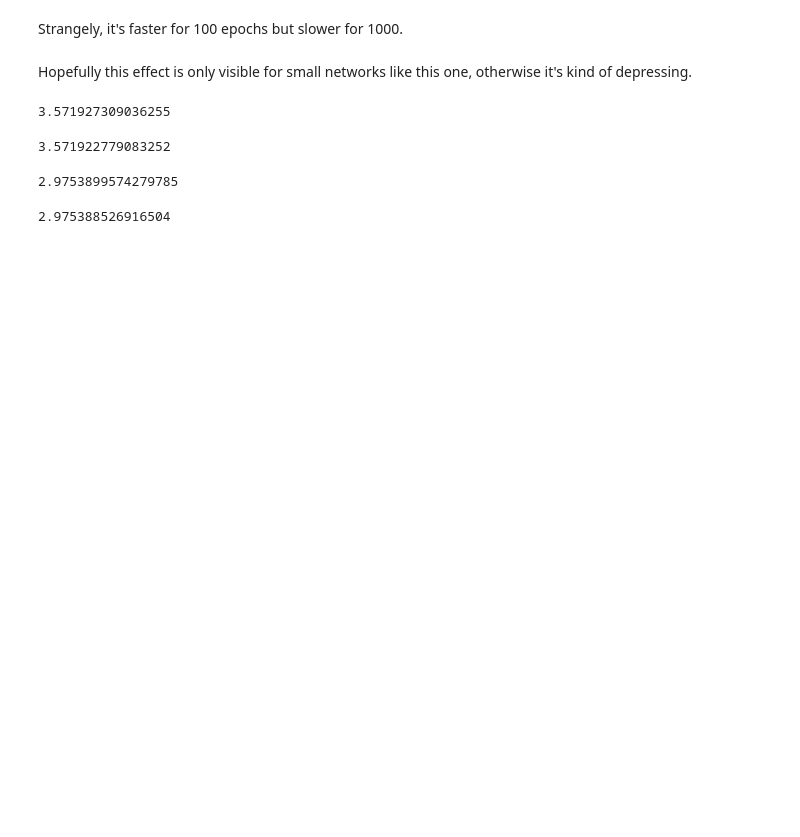
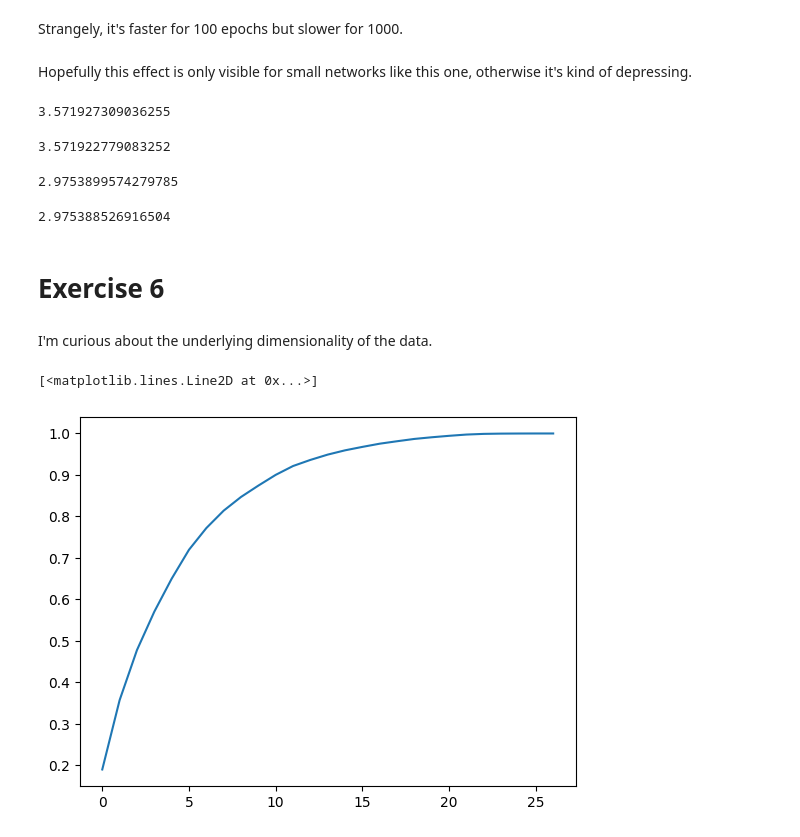
Before and after one commit to andportnoy/nanograd, a Jupyter notebook: lecture-2-exercises.ipynb, the cells around one changed output. Cells and saved outputs as stored; diff of their text form; code cells hidden in the pictures; blank space fills up the shorter version.

Commit message:
Add solution to exercise 6

```diff
--- a/lecture-2-exercises.ipynb
+++ b/lecture-2-exercises.ipynb
@@ -611,3 +609,7 @@ n.train(X3train, Y3train, epochs=1000)
 n.eval(X3train, Y3train)
 # %% [output]
 2.975388526916504
+# %% [markdown]
+# Exercise 6
+# %% [markdown]
+I'm curious about the underlying dimensionality of the data.
@@ -613,0 +618,9 @@ n.eval(X3train, Y3train)
+# %%
+c2 = CountModel(b.m, b.n)
+c2.train(X2, Y2)
+s2 = PCA().fit(c2.P).singular_values_
+# %%
+plt.plot(s2.cumsum()/s2.sum())
+# %% [output]
+[<matplotlib.lines.Line2D at 0x...>]
+[figure, added]
```
Also changed, not shown: parts of 5 cells of this notebook.
